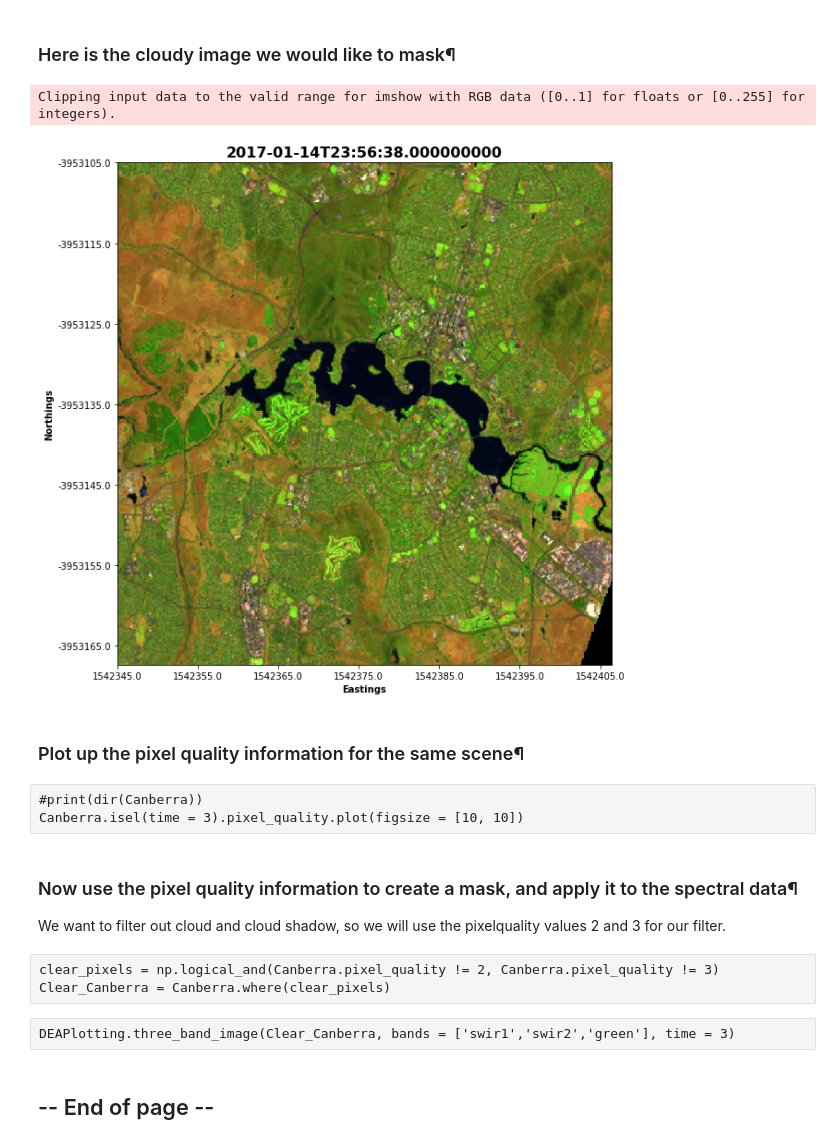
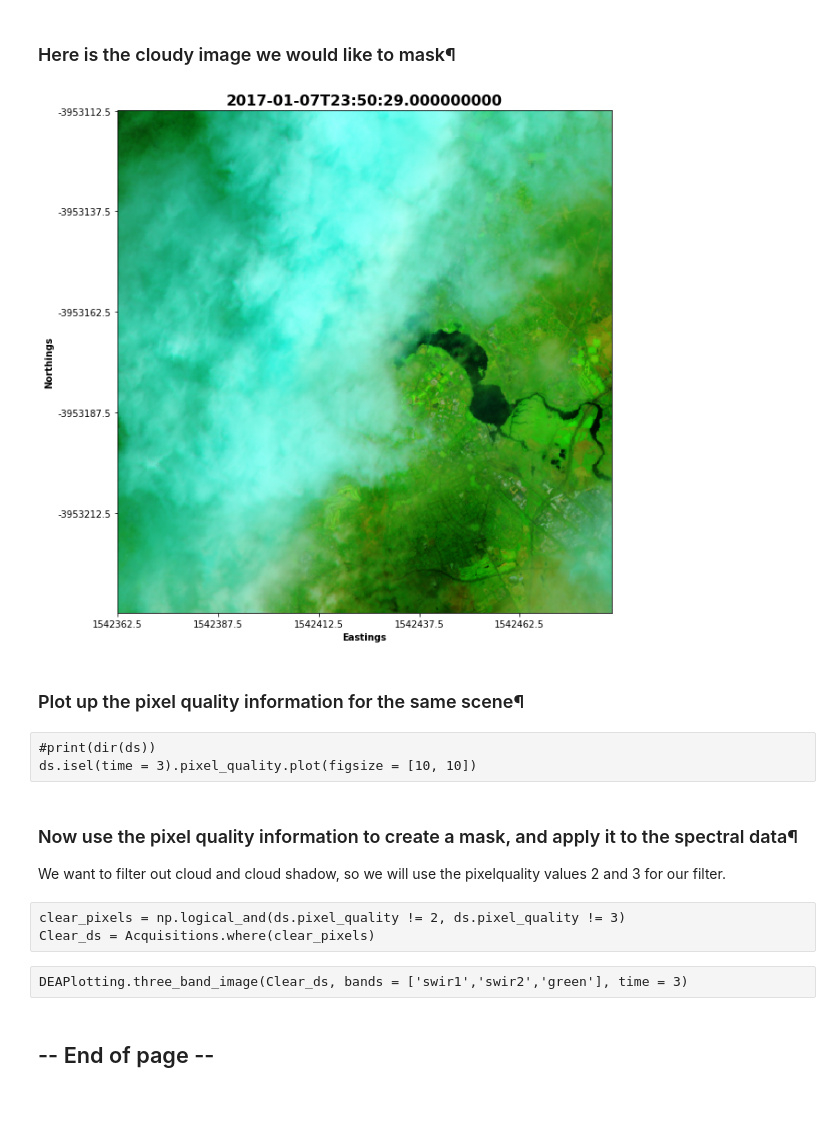
Before and after one commit to senani/digitalearthau, a Jupyter notebook: docs/Landsats/GettingStartedWithLandSats5-7-8.ipynb, the cells around one changed output. Saved outputs shown, nothing was run; the diff lists cells and outputs as text; code cells hidden in the pictures; blank space fills up the shorter version.

```diff
--- a/docs/Landsats/GettingStartedWithLandSats5-7-8.ipynb
+++ b/docs/Landsats/GettingStartedWithLandSats5-7-8.ipynb
@@ -373,8 +409,5 @@ To load in the Sentinel data, we have a number of options we can use in building
 query = {
         'lat': (-35.25, -35.35),
         'lon': (149.05, 149.17),
-        'output_crs': 'EPSG:3577',
-        'resolution': (-10, 10),
         'time':('2017-01-01', '2017-02-15')
         }
-Canberra = dc.load(product='ls8_nbar_albers', group_by='solar_day', **query)
@@ -405,0 +436,2 @@ Attributes:
+# %%
+ds = dc.load(product='ls8_nbar_albers', group_by='solar_day', **query)
@@ -605,23 +772,22 @@ In the Sentinel data, clear pixels are denoted as 1 in the pixel quality mask. W
 # %% [markdown]
 ### Here is the cloudy image we would like to mask¶
 # %%
-#DEAPlotting.three_band_image(Canberra, bands = ['swir1','nir','green'], time = 1)
-three_band_image(Canberra, bands = ['swir1','nir','green'], time = 1)
+#DEAPlotting.three_band_image(ds, bands = ['swir1','nir','green'], time = 1)
+three_band_image(ds, bands = ['swir1','nir','green'], time = 0)
 # %% [output]
-Clipping input data to the valid range for imshow with RGB data ([0..1] for floats or [0..255] for integers).
-[figure, old version]
+[figure, new version]
 # %% [markdown]
 ### Plot up the pixel quality information for the same scene¶
 # %% [raw]
-#print(dir(Canberra))
-Canberra.isel(time = 3).pixel_quality.plot(figsize = [10, 10])
+#print(dir(ds))
+ds.isel(time = 3).pixel_quality.plot(figsize = [10, 10])
 # %% [markdown]
 ### Now use the pixel quality information to create a mask, and apply it to the spectral data¶
 We want to filter out cloud and cloud shadow, so we will use the pixelquality values 2 and 3 for our filter.
 # %% [raw]
-clear_pixels = np.logical_and(Canberra.pixel_quality != 2, Canberra.pixel_quality != 3)
-Clear_Canberra = Canberra.where(clear_pixels)
+clear_pixels = np.logical_and(ds.pixel_quality != 2, ds.pixel_quality != 3)
+Clear_ds = Acquisitions.where(clear_pixels)
 # %% [raw]
-DEAPlotting.three_band_image(Clear_Canberra, bands = ['swir1','swir2','green'], time = 3)
+DEAPlotting.three_band_image(Clear_ds, bands = ['swir1','swir2','green'], time = 3)
 # %% [markdown]
 ## -- End of page --
```
Also changed, not shown: parts of 36 cells of this notebook.
